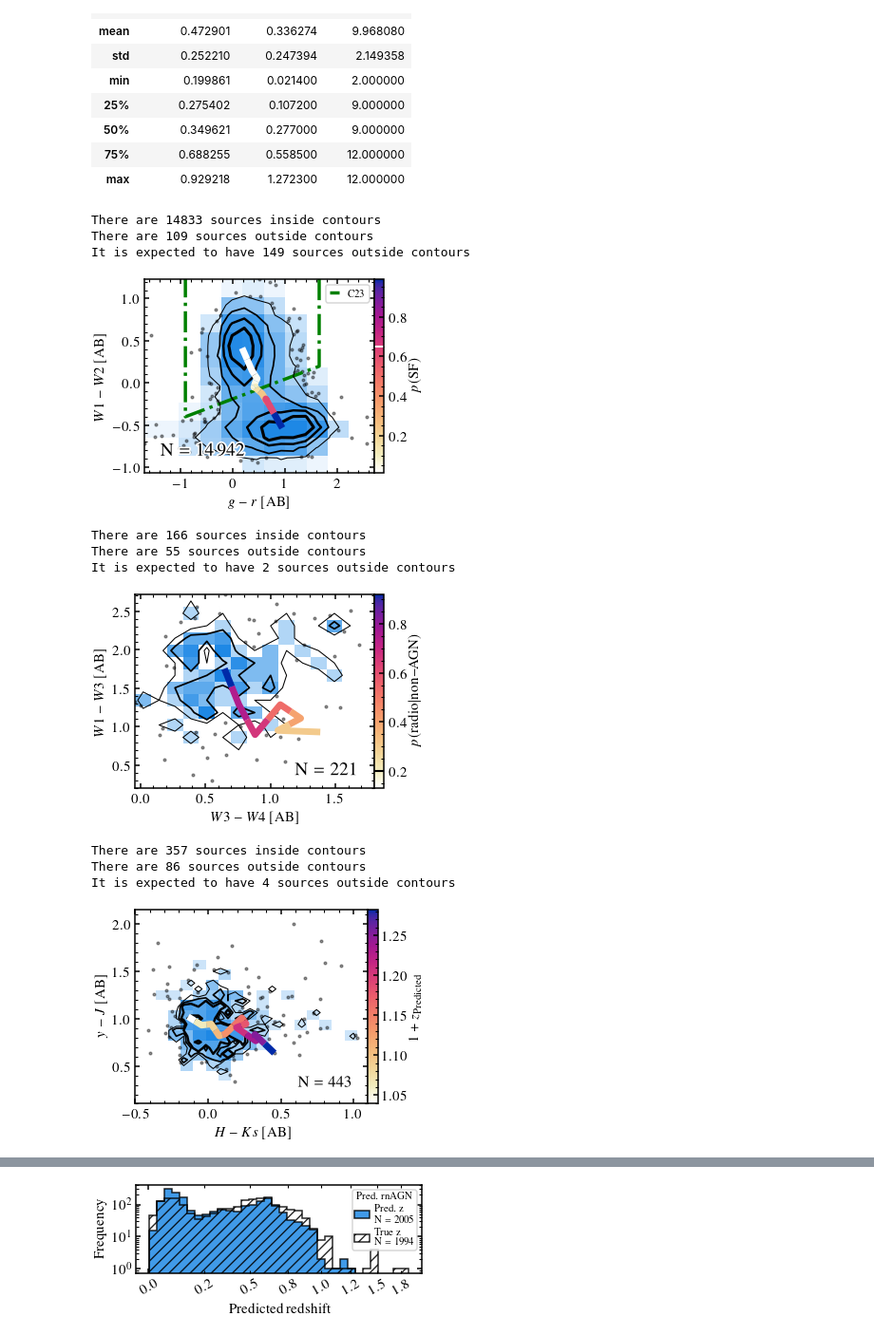
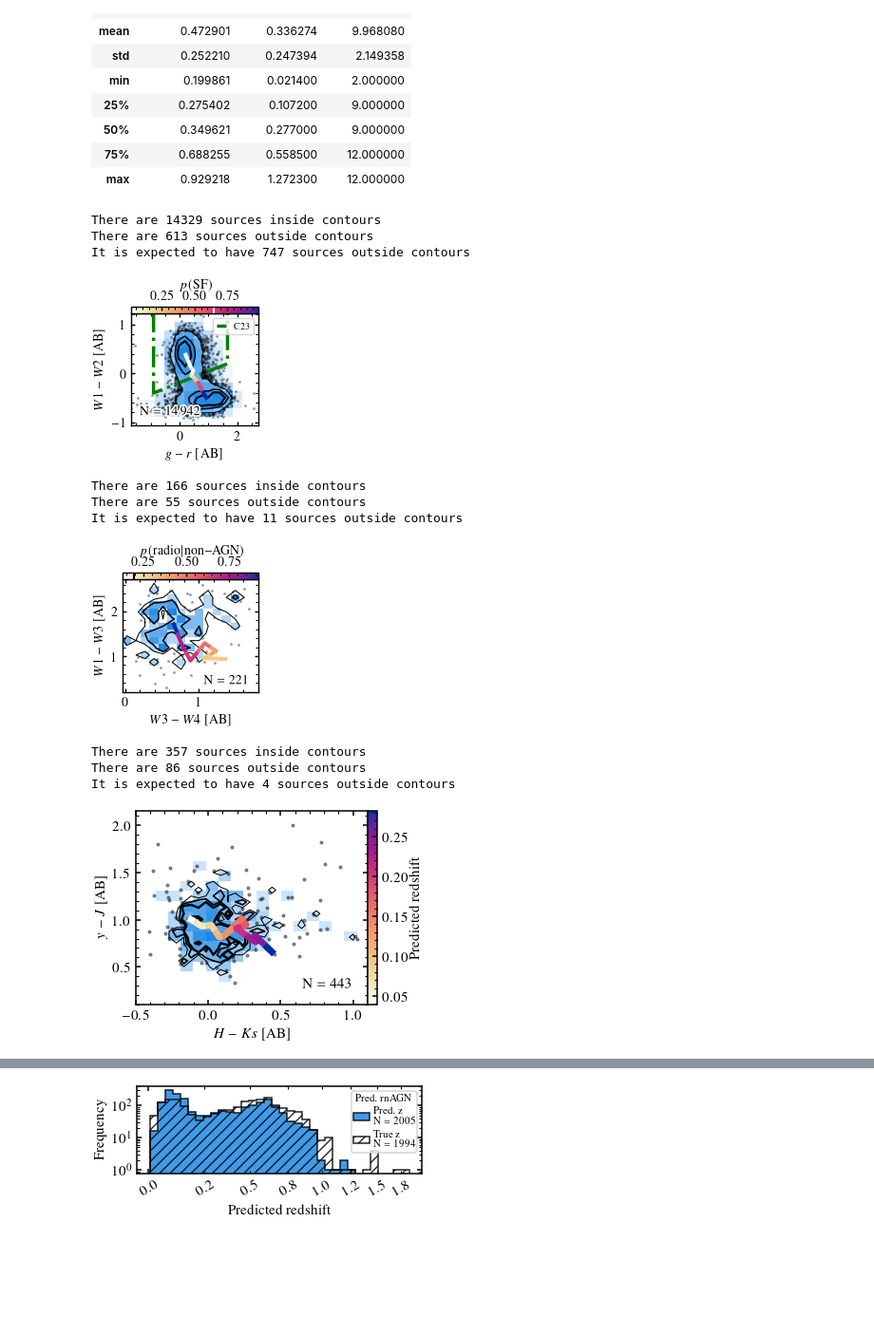
Before and after one commit to racarvajal/Pipeline_ML_6arcsec, a Jupyter notebook: Describe_preds_SFG.ipynb, the cells around one changed output, grey strips where cells are left out. Shown at 95% size. Cells and saved outputs as stored; diff of their text form; code cells hidden in the pictures; blank space fills up the shorter version.

Commit message:
improve plots

```diff
--- a/Describe_preds_SFG.ipynb
+++ b/Describe_preds_SFG.ipynb
@@ -249,7 +249,7 @@ data_catalog_HETDEX_df.loc[mask_pred_rSFG, ['Prob_radio_SFG', 'pred_Z_rSFG', 'ba
 | 75% | 0.688255 | 0.558500 | 12.000000 |
 | max | 0.929218 | 1.272300 | 12.000000 |
 # %%
-base_size, rc_tmp = gf.set_aaasize('column', aspect=0.7)  # 'text' or 'column' or 'halfcolumn' or float (pt)
+base_size, rc_tmp = gf.set_aaasize('halfcolumn', aspect=1.1, fraction=1.0)  # 'text' or 'column' or 'halfcolumn' or float (pt)
 
 with mpl.rc_context(rc_tmp):
 
@@ -287,7 +287,7 @@ with mpl.rc_context(rc_tmp):
     max_Y_plot  = np.nanmax(sigma_clip(dens_plot_data_y, sigma=6, masked=False))
     # max_X  = np.nanmax(1 + 1.99)  # Ad-hoc limit
     # max_Y  = np.nanmax(1 + 1.99)  # Ad-hoc limit
-    n_bins = [20, 12]
+    n_bins = [24, 14]
     bins_X_cont = np.linspace(min_X, max_X, int(np.floor(n_bins[0] * 1.7)))
     bins_Y_cont = np.linspace(min_Y, max_Y, int(np.floor(n_bins[1] * 1.7)))
     bins_X_hist = np.linspace(min_X, max_X, n_bins[0])
@@ -313,7 +313,7 @@ with mpl.rc_context(rc_tmp):
     lims_y          = (added_lim_do, max_Y)
 
     # sigmas_perc     = [0.39346934, 0.86466472, 0.988891]  # [0.39346934, 0.86466472, 0.988891, 0.99966454, 0.99999627]
-    sigmas_perc     = [0.5, 0.75, 0.95, 0.99]  # [50%, 75%, 95% of data]
+    sigmas_perc     = [0.5, 0.75, 0.95]  # [50%, 75%, 95% of data]
     outlier_number  = int(np.floor(N_sources * (1 - sigmas_perc[-1]))) # expected number of points outside last contour
     nstep           = len(sigmas_perc)
     seq_cont        = np.linspace(0, 1, nstep)
@@ -345,7 +345,7 @@ with mpl.rc_context(rc_tmp):
     CS_SFG = ax1.contour(x_centers_SFG, y_centers_SFG, H_SFG.T,
                          levels=density_thresholds[::-1],
                          colors=cm_gradient_black.reversed()(seq_cont),
-                         linewidths=np.linspace(0.75, 2.25, len(sigmas_perc)), zorder=3)
+                         linewidths=np.linspace(0.75, 1.5, len(sigmas_perc)), zorder=3)
 
     # Calculate percentage levels from density thresholds
     # density_percentages = [100.0 * cumulative_density[np.searchsorted(np.sort(H_flat), level)] for level in density_thresholds]
@@ -363,13 +363,14 @@ with mpl.rc_context(rc_tmp):
     print(f'There are {np.sum(~inside_SFG)} sources outside contours')
     print(f'It is expected to have {outlier_number} sources outside contours')
     out_SFG, = ax1.plot(dens_plot_data_x.loc[~inside_SFG], dens_plot_data_y.loc[~inside_SFG],
-                        marker='.', ls='None', color=colour_black, zorder=2, alpha=0.4)
+                        marker='.', ls='None', color=colour_black, zorder=2,
+                        alpha=0.4, markersize=4, mew=0)
 
     num_str = f'$\mathrm{{N}} = {N_sources}$'
     if N_sources / 1e4 > 1:
         num_str = f'$\mathrm{{N}} = {N_sources:,.0f}$'.replace(',', '$\,$')
     ax1.annotate(num_str, xy=(0.07, 0.07), xycoords='axes fraction',
-                        fontsize=14, path_effects=gf.path_white(2.5),
+                        path_effects=gf.path_white(2.5),
                         va='bottom', ha='left')
 
     norm_z  = mcolors.Normalize()
@@ -379,7 +380,7 @@ with mpl.rc_context(rc_tmp):
                                                dens_plot_data_z,
                                                nbins=12, scale='log')
     lines = colored_line(med_x, med_y, med_z,
-                         ax1, linewidth=5, cmap='cet_CET_L17', zorder=3, norm=norm_z)
+                         ax1, linewidth=3, cmap='cet_CET_L17', zorder=3, norm=norm_z)
     # ax1.plot(med_x, med_y, marker='+', ls='None', color='k', ms=10, zorder=4)
     if use_imputed:
         ax1.scatter(med_x, med_y, marker='+', ls='None', color='k', s=(np.array(med_z)**2 * 100)**1.5, zorder=4)
@@ -398,42 +399,43 @@ with mpl.rc_context(rc_tmp):
 
     # cbar_str = r'$\mathrm{Sources ~ per ~ bin}$'
     # cbar = fig.colorbar(dens_CW[1], ax=ax1, pad=0.0, format=ScalarFormatter())
     # cbar.ax.minorticks_on()
     # cbar.ax.tick_params(labelsize=24)
     # cbar.ax.tick_params(which='major', length=8, width=1.5, direction='in', color='k')
     # cbar.ax.tick_params(which='minor', length=4, width=1.5, direction='in', color='k')
     # cbar.outline.set_linewidth(3.5)
     # cbar.ax.set_ylabel(cbar_str, size=26, labelpad=-1)
 
     cbar_z_str = r'$p(\mathrm{SF})$'
-    cbar_z = fig.colorbar(lines, ax=ax1, pad=0.0, format=ScalarFormatter())
-    cbar_z.ax.axhline(1 - gv.cal_AGN_thresh, c='w', lw=1.5)
+    cbar_z = fig.colorbar(lines, ax=ax1, format=ScalarFormatter(),
+                          orientation='horizontal', pad=0.0, location='top')
+    cbar_z.ax.axvline(1 - gv.cal_AGN_thresh, c='w', lw=1.5)
     cbar_z.ax.minorticks_on()
     #cbar_z.ax.tick_params(labelsize=24)
     # cbar_z.ax.tick_params(which='major', length=4, width=1.5, direction='in', color='k')
     # cbar_z.ax.tick_params(which='minor', length=2, width=1.5, direction='in', color='k')
     # cbar_z.outline.set_linewidth(2.0)
-    cbar_z.ax.set_ylabel(cbar_z_str, labelpad=1.5)
+    cbar_z.ax.set_xlabel(cbar_z_str, labelpad=1.5)
 
     ax1.legend(handlelength=0.9)
 
     ax1.minorticks_on()
     # ax1.tick_params(which='both', top=True, right=True, direction='in')
     ax1.set_xlabel(xlabel)
     ax1.set_ylabel(ylabel)
     # plt.setp(ax1.spines.values(), linewidth=2.0)
 
     if save_plots:
         plt.savefig(gv.plots_path + f'prob_SFG_evol_W1_W2_g_r_SFG_{used_sample}_{imputed_str}_HETDEX.pdf',
                     bbox_inches='tight')
     plt.show()
 # %% [output]
-There are 14833 sources inside contours
-There are 109 sources outside contours
-It is expected to have 149 sources outside contours
+There are 14329 sources inside contours
+There are 613 sources outside contours
+It is expected to have 747 sources outside contours
-[figure, old version]
+[figure, new version]
 # %%
-base_size, rc_tmp = gf.set_aaasize('column', aspect=0.7)  # 'text' or 'column' or 'halfcolumn' or float (pt)
+base_size, rc_tmp = gf.set_aaasize('halfcolumn', aspect=1.1, fraction=1.0)  # 'text' or 'column' or 'halfcolumn' or float (pt)
 
 with mpl.rc_context(rc_tmp):
 
@@ -497,7 +499,7 @@ with mpl.rc_context(rc_tmp):
     lims_y          = (added_lim_do, max_Y)
 
     # sigmas_perc     = [0.39346934, 0.86466472, 0.988891]  # [0.39346934, 0.86466472, 0.988891, 0.99966454, 0.99999627]
-    sigmas_perc     = [0.5, 0.75, 0.95, 0.99]  # [50%, 75%, 95% of data]
+    sigmas_perc     = [0.5, 0.75, 0.95]  # [50%, 75%, 95% of data]
     outlier_number  = int(np.floor(N_sources * (1 - sigmas_perc[-1]))) # expected number of points outside last contour
     nstep           = len(sigmas_perc)
     seq_cont        = np.linspace(0, 1, nstep)
@@ -529,7 +531,7 @@ with mpl.rc_context(rc_tmp):
     CS_SFG = ax1.contour(x_centers_SFG, y_centers_SFG, H_SFG.T,
                          levels=density_thresholds[::-1],
                          colors=cm_gradient_black.reversed()(seq_cont),
-                         linewidths=np.linspace(0.75, 2.25, len(sigmas_perc)), zorder=3)
+                         linewidths=np.linspace(0.75, 1.5, len(sigmas_perc)), zorder=3)
 
     # Calculate percentage levels from density thresholds
     # density_percentages = [100.0 * cumulative_density[np.searchsorted(np.sort(H_flat), level)] for level in density_thresholds]
@@ -547,13 +549,13 @@ with mpl.rc_context(rc_tmp):
     print(f'There are {np.sum(~inside_SFG)} sources outside contours')
     print(f'It is expected to have {outlier_number} sources outside contours')
     out_SFG, = ax1.plot(dens_plot_data_x.loc[~inside_SFG], dens_plot_data_y.loc[~inside_SFG],
-                        marker='.', ls='None', color=colour_black, zorder=2, alpha=0.4)
+                        marker='.', ls='None', color=colour_black, zorder=2, alpha=0.4, mew=0, ms=4)
 
     num_str = rf'$\mathrm{{N}} = {N_sources}$'
     if N_sources / 1e4 > 1:
         num_str = rf'$\mathrm{{N}} = {N_sources:,.0f}$'.replace(',', r'$\,$')
     ax1.annotate(num_str, xy=(0.93, 0.07), xycoords='axes fraction',
-                        fontsize=14, path_effects=gf.path_white(2.5),
+                        path_effects=gf.path_white(2.5),
                         va='baseline', ha='right')
 
     norm_z  = mcolors.Normalize()
@@ -561,7 +563,7 @@ with mpl.rc_context(rc_tmp):
     med_x, med_y, med_z = create_median_values(dens_plot_data_x, dens_plot_data_y,
                                                dens_plot_data_z, nbins=8, scale='linear')
     lines = colored_line(med_x, med_y, med_z,
-                         ax1, linewidth=5, cmap='cet_CET_L17', zorder=3, norm=norm_z)
+                         ax1, linewidth=3, cmap='cet_CET_L17', zorder=3, norm=norm_z)
     # ax1.plot(med_x, med_y, marker='+', ls='None', color='k', ms=10, zorder=4)
     if use_imputed:
         ax1.scatter(med_x, med_y, marker='+', ls='None', color='k', s=(np.array(med_z)**2 * 100)**1.5, zorder=4)
@@ -587,14 +589,15 @@ with mpl.rc_context(rc_tmp):
     # cbar.ax.set_ylabel(cbar_str, size=26, labelpad=-1)
 
     cbar_z_str = r'$p(\mathrm{radio}|\mathrm{non{-}AGN})$'
-    cbar_z = fig.colorbar(lines, ax=ax1, pad=0.0, format=ScalarFormatter())
-    cbar_z.ax.axhline(gv.cal_radio_gals_thresh, c='k', linewidth=1.5)
+    cbar_z = fig.colorbar(lines, ax=ax1, format=ScalarFormatter(),
+                          orientation='horizontal', pad=0.0, location='top')
+    cbar_z.ax.axvline(gv.cal_radio_gals_thresh, c='k', linewidth=1.5)
     cbar_z.ax.minorticks_on()
     #cbar_z.ax.tick_params(labelsize=24)
     # cbar_z.ax.tick_params(which='major', length=4, width=1.5, direction='in', color='k')
     # cbar_z.ax.tick_params(which='minor', length=2, width=1.5, direction='in', color='k')
     # cbar_z.outline.set_linewidth(2.0)
-    cbar_z.ax.set_ylabel(cbar_z_str, labelpad=1.5)
+    cbar_z.ax.set_xlabel(cbar_z_str, labelpad=1.5)
 
     ax1.minorticks_on()
     # ax1.tick_params(which='both', top=True, right=True, direction='in')
@@ -609,10 +612,10 @@ with mpl.rc_context(rc_tmp):
 # %% [output]
 There are 166 sources inside contours
 There are 55 sources outside contours
-It is expected to have 2 sources outside contours
+It is expected to have 11 sources outside contours
-[figure, old version]
+[figure, new version]
 # %%
-base_size, rc_tmp = gf.set_aaasize('column', aspect=0.7)  # 'text' or 'column' or 'halfcolumn' or float (pt)
+base_size, rc_tmp = gf.set_aaasize('column', aspect=0.7, fraction=1.0)  # 'text' or 'column' or 'halfcolumn' or float (pt)
 
 with mpl.rc_context(rc_tmp):
 
@@ -732,7 +735,7 @@ with mpl.rc_context(rc_tmp):
     if N_sources / 1e4 > 1:
         num_str = rf'$\mathrm{{N}} = {N_sources:,.0f}$'.replace(',', r'$\,$')
     ax1.annotate(num_str, xy=(0.93, 0.07), xycoords='axes fraction',
-                        fontsize=12, path_effects=gf.path_white(2.0),
+                        path_effects=gf.path_white(2.0),
                         va='bottom', ha='right')
 
     norm_z  = mcolors.Normalize()
@@ -774,9 +777,18 @@ with mpl.rc_context(rc_tmp):
     # cbar.outline.set_linewidth(3.5)
     # cbar.ax.set_ylabel(cbar_str, size=26, labelpad=-1)
 
-    cbar_z_str = r'$1 + z_{\mathrm{Predicted}}$'
+    def fmt_orig_redshift(x, pos):
+        return f'${x - 1:.2f}$'
+
+    #ax1.xaxis.set_ticks(np.arange(*lims_x, 0.2))
+    #ax1.yaxis.set_ticks(np.arange(*lims_y, 0.2))
+    #ax1.xaxis.set_major_formatter(ticker.FuncFormatter(fmt_orig_redshift))
+    #ax1.yaxis.set_major_formatter(ticker.FuncFormatter(fmt_orig_redshift))
+
+    cbar_z_str = r'$\mathrm{Predicted ~ redshift}$'
     cbar_z = fig.colorbar(lines, ax=ax1, pad=0.0, format=ScalarFormatter())
     cbar_z.ax.minorticks_on()
+    cbar_z.ax.yaxis.set_major_formatter(ticker.FuncFormatter(fmt_orig_redshift))
     # cbar_z.ax.tick_params(labelsize=24)
     # cbar_z.ax.tick_params(which='major', length=4, width=1.5, direction='in', color='k')
     # cbar_z.ax.tick_params(which='minor', length=2, width=1.5, direction='in', color='k')
@@ -801,5 +813,5 @@ with mpl.rc_context(rc_tmp):
 There are 357 sources inside contours
 There are 86 sources outside contours
 It is expected to have 4 sources outside contours
-[figure, old version]
+[figure, new version]
 # %%
```
Also changed, not shown: parts of 4 cells of this notebook.
